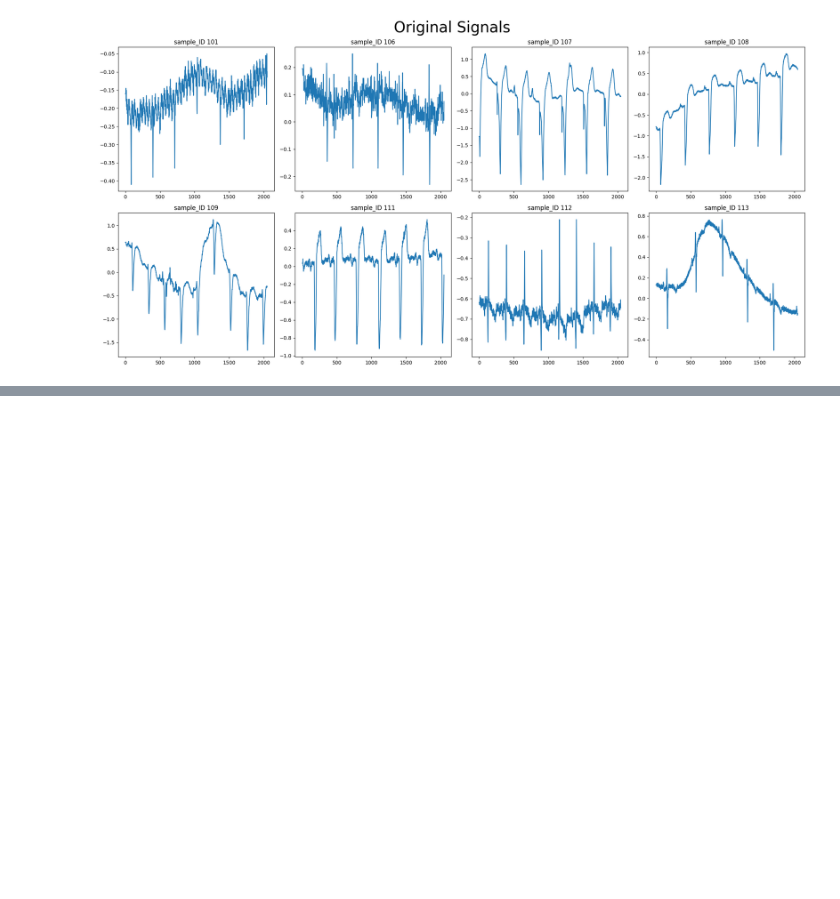
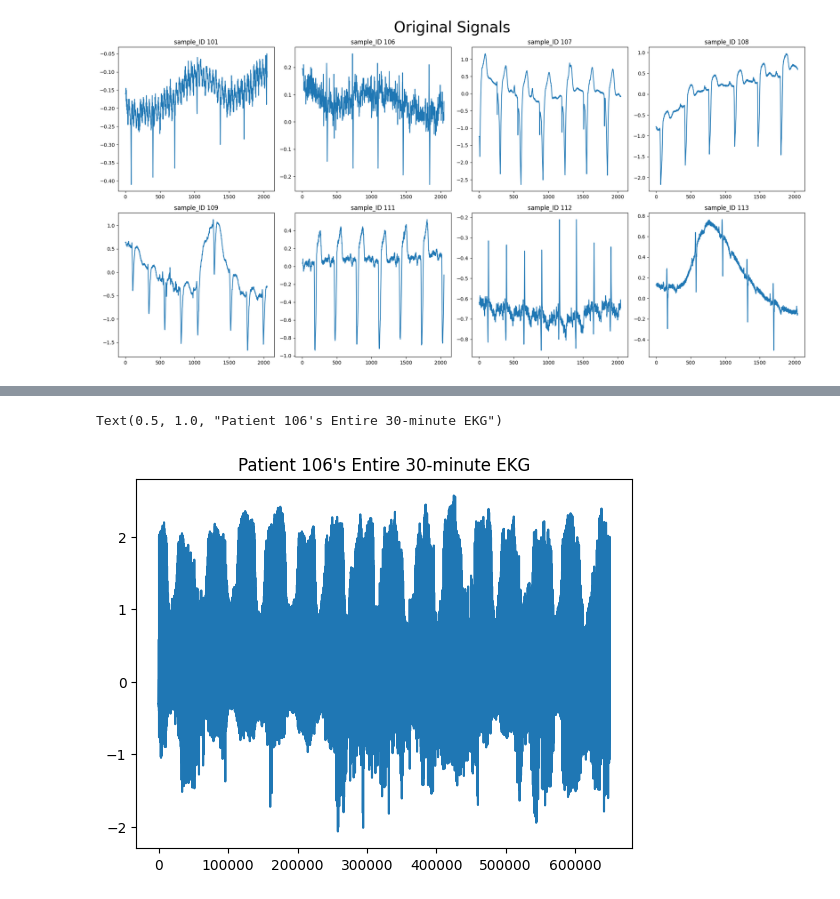
Before and after one commit to mohamedmahmoud26/Signal_Digial_Processing, a Jupyter notebook: digital-signal-processing-dsp.ipynb, the cells around one changed output, grey strips where cells are left out. Saved outputs shown, nothing was run; the diff lists cells and outputs as text; code cells hidden in the pictures; blank space fills up the shorter version.

Commit message:
Kaggle Notebook |  (DSP) For ECG | 11

```diff
--- a/digital-signal-processing-dsp.ipynb
+++ b/digital-signal-processing-dsp.ipynb
@@ -436,3 +437,6 @@ plt.tight_layout()  # Adjust the layout to prevent overlapping subplots.
 plt.show()  # Display the figure with the plotted signals.
 # %% [output]
 [figure]
+# %%
+patient106 = pd.read_csv('/kaggle/input/mit-bih-arrhythmia-database-modern-2023/106.csv', index_col=0)
+patient106
@@ -438,0 +457,4 @@ plt.show()  # Display the figure with the plotted signals.
+# %%
+# Get only the "main" EKG lead, which is known as "lead II"
+main_ekg_lead = patient106['MLII']
+main_ekg_lead
@@ -438,0 +474,7 @@ plt.show()  # Display the figure with the plotted signals.
+# %%
+# Plot the whole, 30-minute EKG
+main_ekg_lead.plot()
+plt.title('Patient 106\'s Entire 30-minute EKG')
+# %% [output]
+Text(0.5, 1.0, "Patient 106's Entire 30-minute EKG")
+[figure, added]
```
Also changed, not shown: parts of 11 cells of this notebook.
